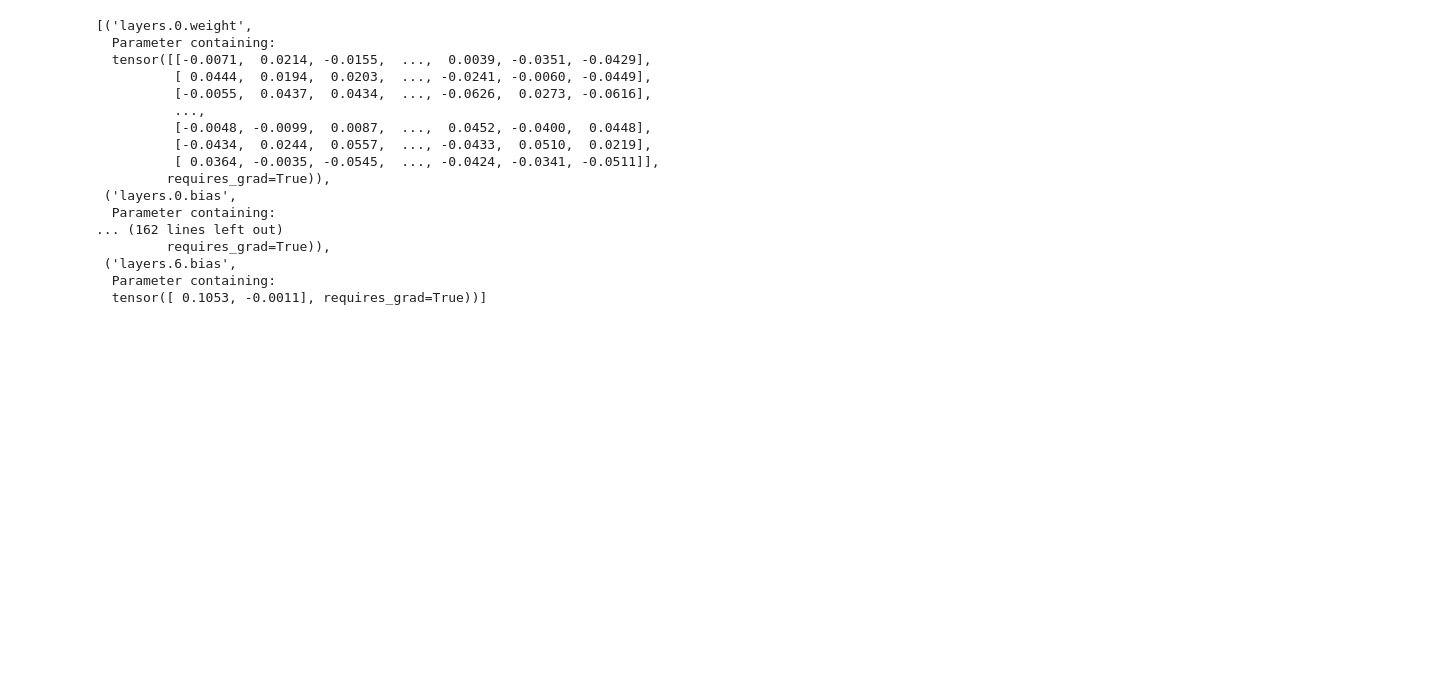
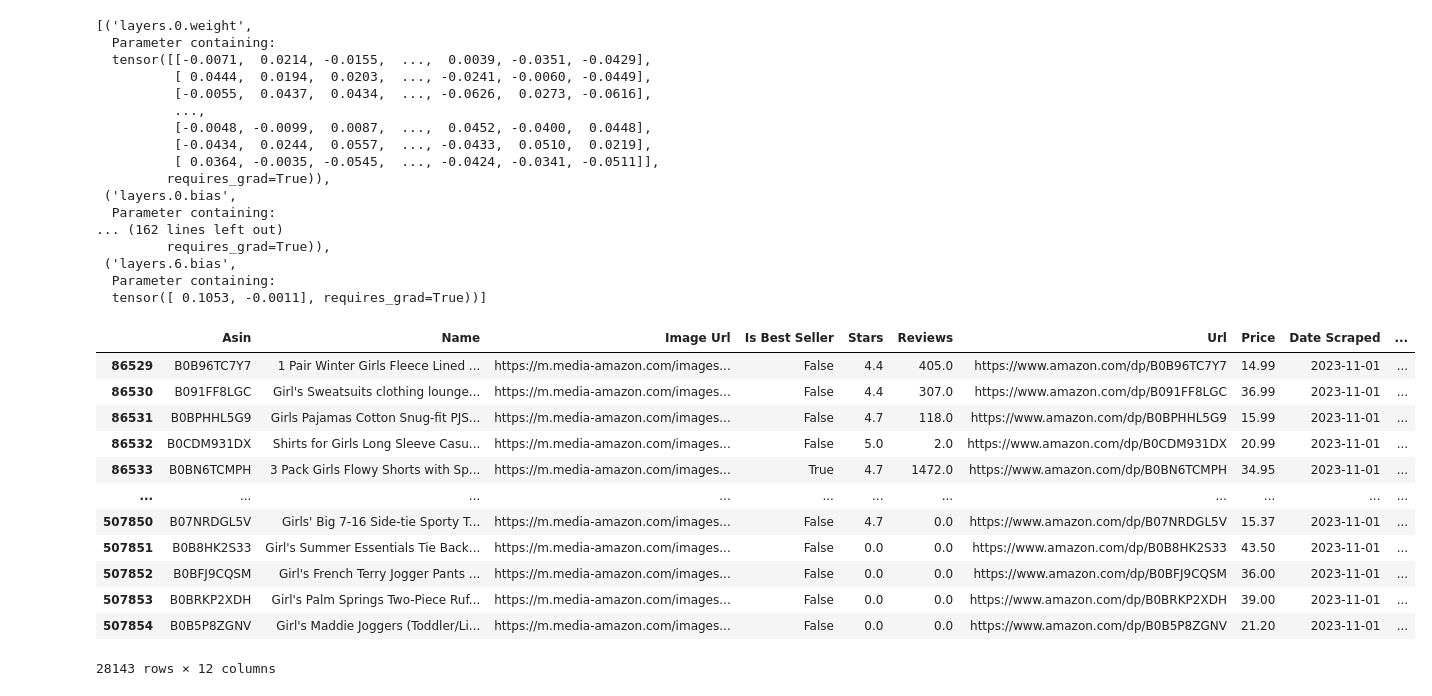
Before and after one commit to CUBoulder-DS/CSCI-5622, a Jupyter notebook: src/NN LM.ipynb, the cells around one changed output. Saved outputs shown, nothing was run; the diff lists cells and outputs as text; code cells hidden in the pictures; blank space fills up the shorter version.

```diff
--- a/src/NN LM.ipynb
+++ b/src/NN LM.ipynb
@@ -511,3 +511,19 @@ list(nn_bs.named_parameters())
  ('layers.6.bias',
   Parameter containing:
   tensor([ 0.1053, -0.0011], requires_grad=True))]
+# %%
+df_az[df_az["Category"] == "Girls' Clothing"]
+# %% [output]
+|  | Asin | Name | Image Url | Is Best Seller | Stars | Reviews | Url | Price | Date Scraped | ... |
+| 86529 | B0B96TC7Y7 | 1 Pair Winter Girls Fleece Lined ... | https://m.media-amazon.com/images... | False | 4.4 | 405.0 | https://www.amazon.com/dp/B0B96TC7Y7 | 14.99 | 2023-11-01 | ... |
+| 86530 | B091FF8LGC | Girl's Sweatsuits clothing lounge... | https://m.media-amazon.com/images... | False | 4.4 | 307.0 | https://www.amazon.com/dp/B091FF8LGC | 36.99 | 2023-11-01 | ... |
+| 86531 | B0BPHHL5G9 | Girls Pajamas Cotton Snug-fit PJS... | https://m.media-amazon.com/images... | False | 4.7 | 118.0 | https://www.amazon.com/dp/B0BPHHL5G9 | 15.99 | 2023-11-01 | ... |
+| 86532 | B0CDM931DX | Shirts for Girls Long Sleeve Casu... | https://m.media-amazon.com/images... | False | 5.0 | 2.0 | https://www.amazon.com/dp/B0CDM931DX | 20.99 | 2023-11-01 | ... |
+| 86533 | B0BN6TCMPH | 3 Pack Girls Flowy Shorts with Sp... | https://m.media-amazon.com/images... | True | 4.7 | 1472.0 | https://www.amazon.com/dp/B0BN6TCMPH | 34.95 | 2023-11-01 | ... |
+| ... | ... | ... | ... | ... | ... | ... | ... | ... | ... | ... |
+| 507850 | B07NRDGL5V | Girls' Big 7-16 Side-tie Sporty T... | https://m.media-amazon.com/images... | False | 4.7 | 0.0 | https://www.amazon.com/dp/B07NRDGL5V | 15.37 | 2023-11-01 | ... |
+| 507851 | B0B8HK2S33 | Girl's Summer Essentials Tie Back... | https://m.media-amazon.com/images... | False | 0.0 | 0.0 | https://www.amazon.com/dp/B0B8HK2S33 | 43.50 | 2023-11-01 | ... |
+| 507852 | B0BFJ9CQSM | Girl's French Terry Jogger Pants ... | https://m.media-amazon.com/images... | False | 0.0 | 0.0 | https://www.amazon.com/dp/B0BFJ9CQSM | 36.00 | 2023-11-01 | ... |
+| 507853 | B0BRKP2XDH | Girl's Palm Springs Two-Piece Ruf... | https://m.media-amazon.com/images... | False | 0.0 | 0.0 | https://www.amazon.com/dp/B0BRKP2XDH | 39.00 | 2023-11-01 | ... |
+| 507854 | B0B5P8ZGNV | Girl's Maddie Joggers (Toddler/Li... | https://m.media-amazon.com/images... | False | 0.0 | 0.0 | https://www.amazon.com/dp/B0B5P8ZGNV | 21.20 | 2023-11-01 | ... |
+28143 rows × 12 columns
```
Also changed, not shown: 10 other files.
